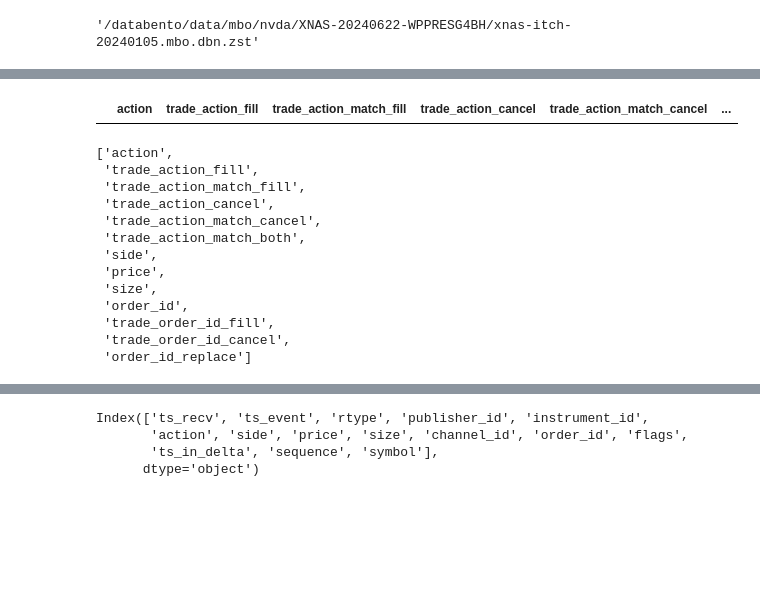
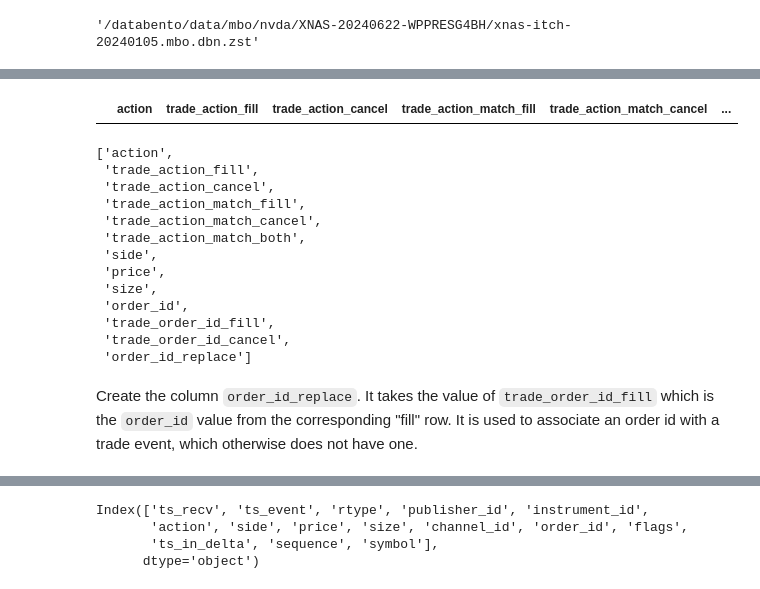
Before and after one commit to edward-b-1/Python-Limit-Order-Book, a Jupyter notebook: mbo_data/extract_order_book_input.ipynb, the cells around one changed output, grey strips where cells are left out. Drawn from its saved outputs; the diff is of its cells as text; code cells hidden in the pictures; blank space fills up the shorter version.

```diff
--- a/mbo_data/extract_order_book_input.ipynb
+++ b/mbo_data/extract_order_book_input.ipynb
@@ -57 +433,3 @@ df_aux[['action', 'trade_action_fill', 'trade_action_cancel', 'side', 'price', '
+# %%
+df_aux_trades_with_expected_schema = df_aux_trades_with_expected_schema.copy()
 # %%
@@ -61,8 +441,15 @@ df_aux['trade_action_match_fill'] = df_aux_trade_action_match_fill
 # %%
-df_aux_trade_action_match_cancel = df_aux['trade_action_cancel'] == 'C'
-df_aux['trade_action_match_cancel'] = df_aux_trade_action_match_cancel
-#df_aux_trade_action_match_cancel
+# df_aux_trade_action_match_cancel = df_aux['trade_action_cancel'] == 'C'
+# df_aux['trade_action_match_cancel'] = df_aux_trade_action_match_cancel
+# #df_aux_trade_action_match_cancel
+
+df_aux_trades_with_expected_schema['trade_action_match_cancel'] = df_aux_trades_with_expected_schema['trade_action_cancel'] == 'C'
 # %%
-df_aux_trade_action_match_both = df_aux_trade_action_match_fill & df_aux_trade_action_match_cancel
-df_aux['trade_action_match_both'] = df_aux_trade_action_match_both
-#df_aux_trade_action_match_both
+# df_aux_trade_action_match_both = df_aux_trade_action_match_fill & df_aux_trade_action_match_cancel
+# df_aux['trade_action_match_both'] = df_aux_trade_action_match_both
+# #df_aux_trade_action_match_both
+
+df_aux_trades_with_expected_schema['trade_action_match_both'] = (
+    df_aux_trades_with_expected_schema['trade_action_match_fill'] &
+    df_aux_trades_with_expected_schema['trade_action_match_cancel']
+)
@@ -75,4 +464,15 @@ Name: count, dtype: int64
 # %%
-columns_to_select = ['action', 'trade_action_fill', 'trade_action_match_fill', 'trade_action_cancel',
-                     'trade_action_match_cancel', 'trade_action_match_both', 'side', 'price', 'size',
-                     'order_id', 'trade_order_id_fill', 'trade_order_id_cancel']
+columns_to_select = [
+    "action",
+    "trade_action_fill",
+    "trade_action_cancel",
+    "trade_action_match_fill",
+    "trade_action_match_cancel",
+    "trade_action_match_both",
+    "side",
+    "price",
+    "size",
+    "order_id",
+    "trade_order_id_fill",
+    "trade_order_id_cancel",
+]
@@ -100,16 +502,17 @@ df_aux[columns_to_select]
 # %%
-df_aux_matched_rows = df_aux[df_aux['trade_action_match_both'] == True][columns_to_select]
+#df_aux_matched_rows = df_aux[df_aux['trade_action_match_both'] == True][columns_to_select]
+df_aux_matched_rows = df_aux_trades_with_expected_schema[df_aux_trades_with_expected_schema['trade_action_match_both'] == True][columns_to_select]
 df_aux_matched_rows[df_aux_matched_rows['trade_order_id_fill'] != df_aux_matched_rows['trade_order_id_cancel']] # important that this is empty
 # %% [output]
-|  | action | trade_action_fill | trade_action_match_fill | trade_action_cancel | trade_action_match_cancel | ... |
+|  | action | trade_action_fill | trade_action_cancel | trade_action_match_fill | trade_action_match_cancel | ... |
 # %%
 more_columns_to_select = columns_to_select + ['order_id_replace']
 more_columns_to_select
 # %% [output]
 ['action',
  'trade_action_fill',
+ 'trade_action_cancel',
  'trade_action_match_fill',
- 'trade_action_cancel',
  'trade_action_match_cancel',
  'trade_action_match_both',
  'side',
@@ -119,4 +522,6 @@ more_columns_to_select
  'trade_order_id_fill',
  'trade_order_id_cancel',
  'order_id_replace']
+# %% [markdown]
+Create the column `order_id_replace`. It takes the value of `trade_order_id_fill` which is the `order_id` value from the corresponding "fill" row. It is used to associate an order id with a trade event, which otherwise does not have one.
 # %%
```
Also changed, not shown: parts of 44 cells of this notebook.
